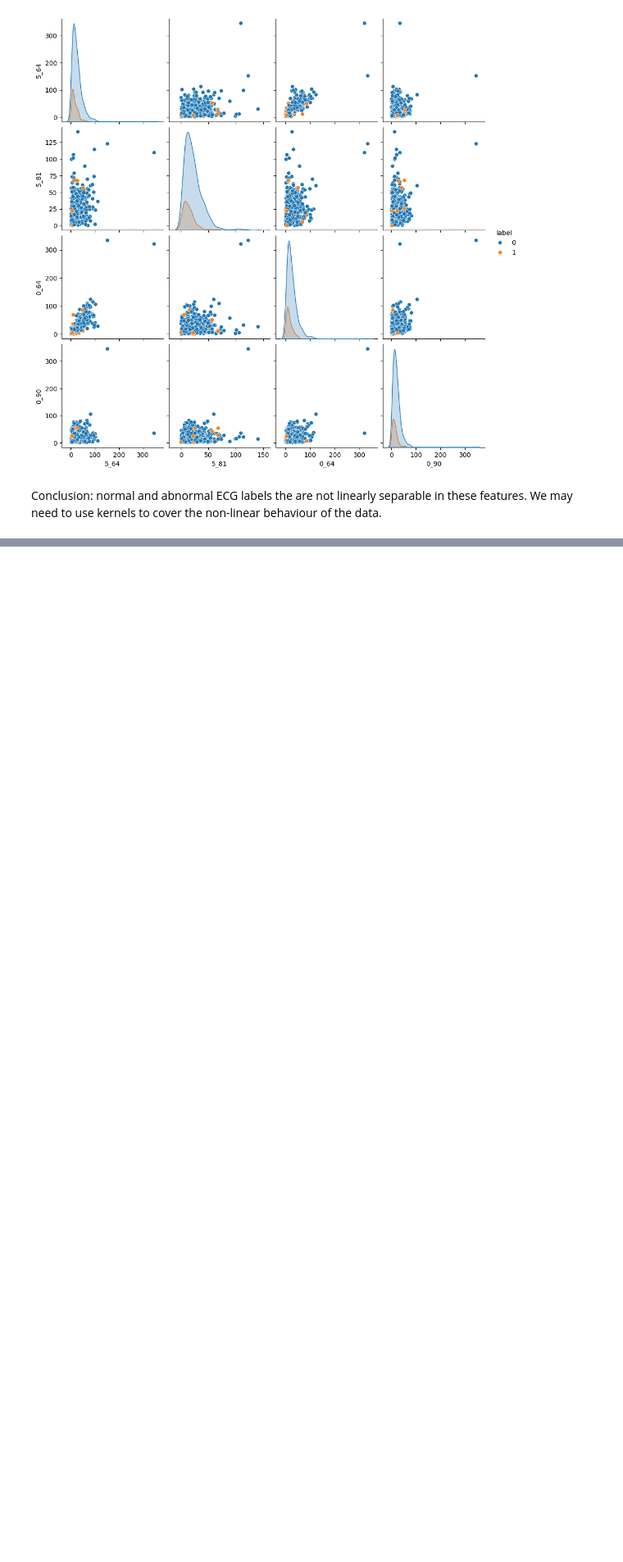
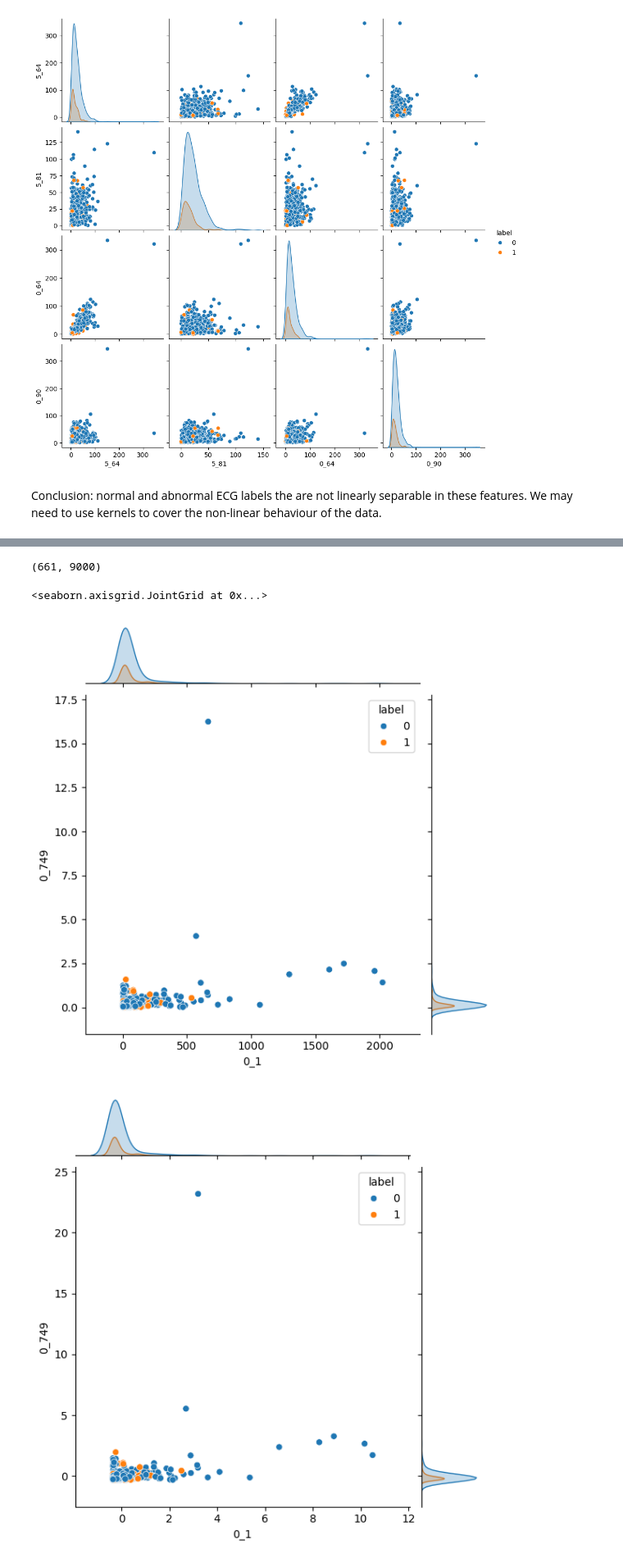
Before and after one commit to bramvandeurzen934/Group16_ECG, a Jupyter notebook: assignment_ecg_normalisation.ipynb, the cells around one changed output, grey strips where cells are left out. Shown at 82% size. Saved outputs shown, nothing was run; the diff lists cells and outputs as text; code cells hidden in the pictures; blank space fills up the shorter version.

```diff
--- a/assignment_ecg_normalisation.ipynb
+++ b/assignment_ecg_normalisation.ipynb
@@ -325,0 +326,6 @@ Conclusion: normal and abnormal ECG labels the are not linearly separable in the
+# %%
+from sklearn.model_selection import train_test_split
+X = data.copy()
+y = X.pop('label')
+
+X_train, X_test, y_train, y_test = train_test_split(X, y, test_size=0.2, random_state=1)
@@ -325,0 +347,34 @@ Conclusion: normal and abnormal ECG labels the are not linearly separable in the
+# %%
+X_train_st_scaled.shape
+# %% [output]
+(661, 9000)
+# %%
+from sklearn import preprocessing
+
+# scaler
+sns.jointplot(data = X_train,x = '0_1',y = '0_749', hue = y_train,ax = axs[0])
+
+# standardscaler
+scaler = preprocessing.StandardScaler()
+scaler.fit(X_train)
+X_train_st_scaled = pd.DataFrame(scaler.transform(X_train),columns = X_train.columns,index = X_train.index)
+X_test_st_scaled = scaler.transform(X_test)
+sns.jointplot(data = X_train_st_scaled,x = '0_1',y = '0_749', hue = y_train)
+
+# smin max scaler
+scaler = preprocessing.MinMaxScaler()
+scaler.fit(X_train)
+X_train_max_scaled = pd.DataFrame(scaler.transform(X_train),columns = X_train.columns,index = X_train.index)
+X_test_max_scaled = scaler.transform(X_test)
+sns.jointplot(data = X_train_max_scaled,x = '0_1',y = '0_749', hue = y_train)
+
+# robust scaler
+scaler = preprocessing.RobustScaler()
+scaler.fit(X_train)
+X_train_rob_scaled = pd.DataFrame(scaler.transform(X_train),columns = X_train.columns,index = X_train.index)
+X_test_rob_scaled = scaler.transform(X_test)
+sns.jointplot(data = X_train_rob_scaled,x = '0_1',y = '0_749', hue = y_train)
+# %% [output]
+<seaborn.axisgrid.JointGrid at 0x...>
+[figure, added]
+[figure, added]
```
Also changed, not shown: parts of 4 cells of this notebook.
